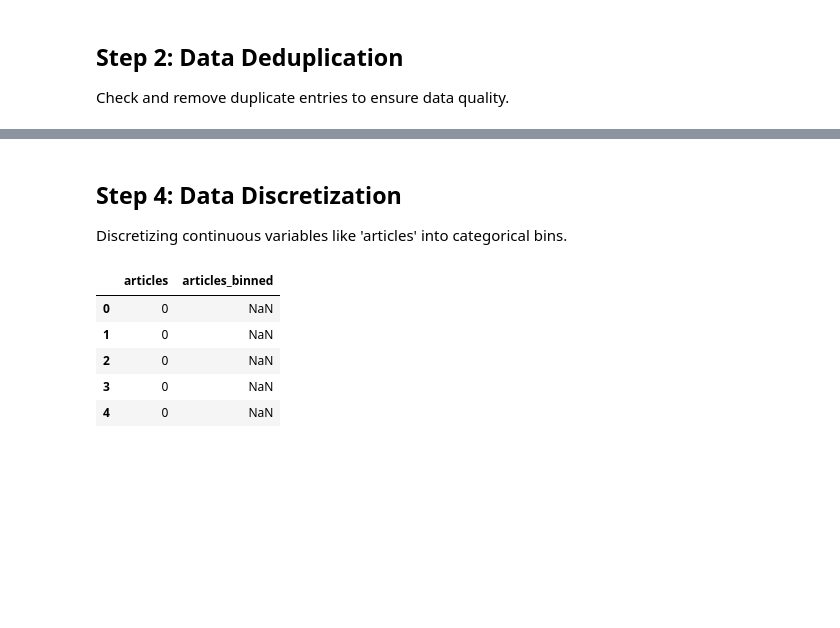
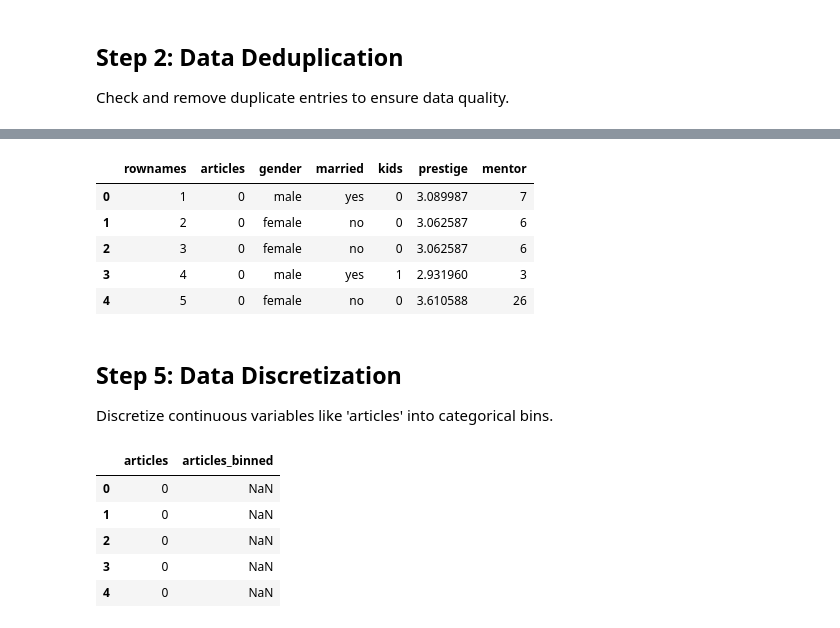
Before and after one commit to sahith-krishna19/EDA, a Jupyter notebook: Module_2_Data_Transformation.ipynb, the cells around one changed output, grey strips where cells are left out. Cells and saved outputs as stored; diff of their text form; code cells hidden in the pictures; blank space fills up the shorter version.

```diff
--- a/Module_2_Data_Transformation.ipynb
+++ b/Module_2_Data_Transformation.ipynb
@@ -82,6 +86,41 @@ dtype: int64
+# %%
+
+from sklearn.linear_model import LinearRegression
+import numpy as np
+
+# Create a new dataset with missing values for illustration
+data_mle = data.copy()
+data_mle.loc[0:5, 'prestige'] = np.nan  # Introduce missing values for demonstration
+
+# Prepare the data for MLE - exclude rows where 'prestige' is missing for training
+train_data = data_mle.dropna(subset=['prestige'])
+predict_data = data_mle[data_mle['prestige'].isnull()]
+
+# Define the features (excluding 'prestige') and target ('prestige')
+X_train = train_data[['articles', 'kids', 'mentor']]
+y_train = train_data['prestige']
+X_predict = predict_data[['articles', 'kids', 'mentor']]
+
+# Train a simple linear regression model as an MLE estimator
+mle_model = LinearRegression()
+mle_model.fit(X_train, y_train)
+
+# Predict missing 'prestige' values using MLE
+predicted_values = mle_model.predict(X_predict)
+data_mle.loc[data_mle['prestige'].isnull(), 'prestige'] = predicted_values
+
+# Display the updated dataset with estimated 'prestige' values
+data_mle.head()
+# %% [output]
+|  | rownames | articles | gender | married | kids | prestige | mentor |
+| 0 | 1 | 0 | male | yes | 0 | 3.089987 | 7 |
+| 1 | 2 | 0 | female | no | 0 | 3.062587 | 6 |
+| 2 | 3 | 0 | female | no | 0 | 3.062587 | 6 |
+| 3 | 4 | 0 | male | yes | 1 | 2.931960 | 3 |
+| 4 | 5 | 0 | female | no | 0 | 3.610588 | 26 |
 # %% [markdown]
-## Step 4: Data Discretization
-Discretizing continuous variables like 'articles' into categorical bins.
+## Step 5: Data Discretization
+Discretize continuous variables like 'articles' into categorical bins.
 # %%
 
 # Define bins for discretizing 'articles' column
```
Also changed, not shown: parts of 10 cells of this notebook.
